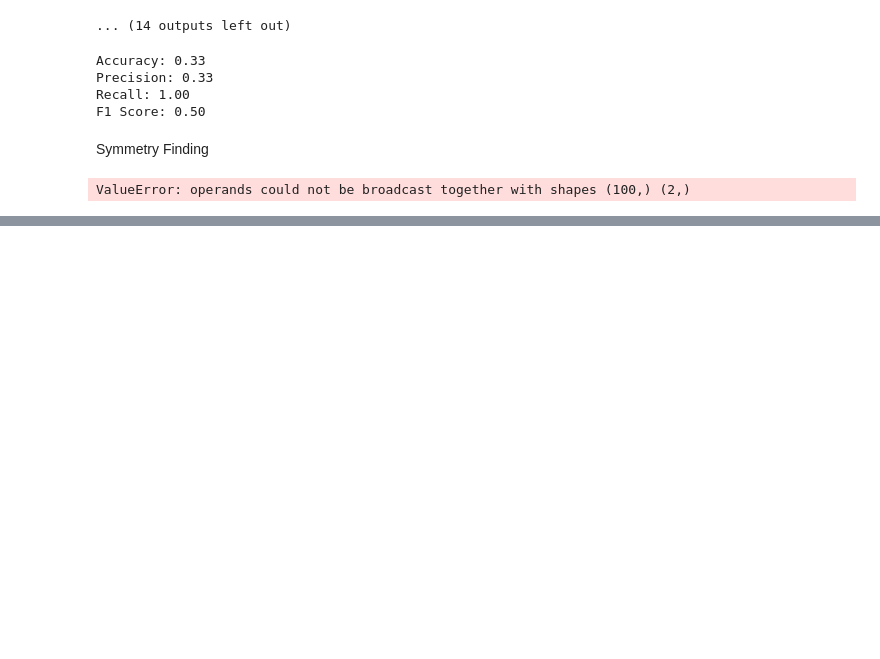
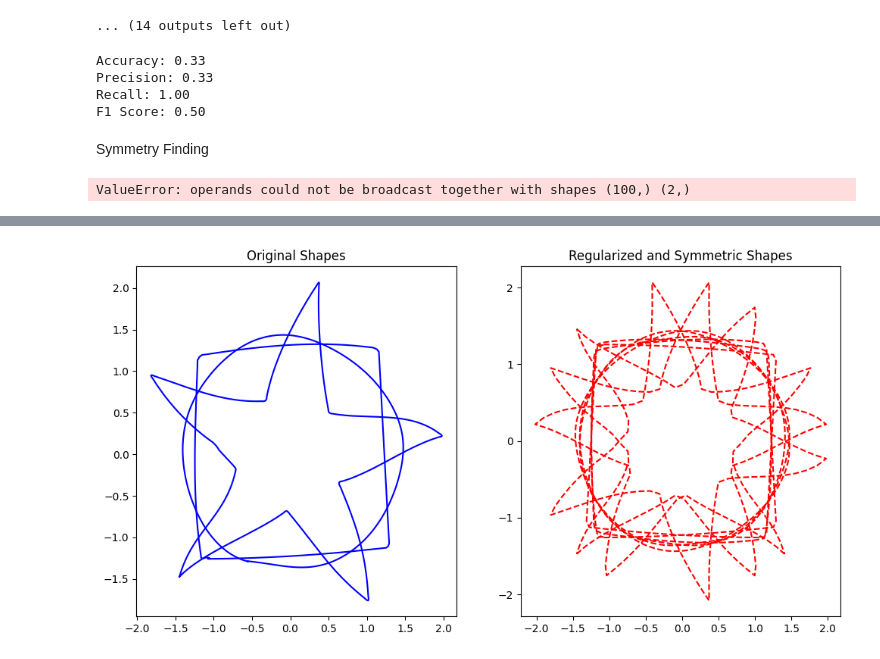
Before and after one commit to Cgarg9/adobe_hackathon, a Jupyter notebook: main.ipynb, the cells around one changed output, grey strips where cells are left out. Drawn from its saved outputs; the diff is of its cells as text; code cells hidden in the pictures; blank space fills up the shorter version.

```diff
--- a/main.ipynb
+++ b/main.ipynb
@@ -343,0 +484,23 @@ ValueError: operands could not be broadcast together with shapes (100,) (2,)
+# %%
+def visualize_results(paths, regularized_paths):
+    fig, ax = plt.subplots(1, 2, figsize=(12, 6))
+    for path in paths:
+        for points in path:
+            ax[0].plot(points[:, 0], points[:, 1], 'b-')
+    ax[0].set_title('Original Shapes')
+
+    for path in regularized_paths:
+        for points in path:
+            ax[1].plot(points[:, 0], points[:, 1], 'r--')
+    ax[1].set_title('Regularized and Symmetric Shapes')
+    plt.show()
+
+# Example usage
+csv_path = './problems/isolated.csv'
+paths = read_csv(csv_path)
+normalized_paths = normalize_points(paths)
+smoothed_paths = smooth_points(normalized_paths)
+regularized_paths = regularize_shapes(smoothed_paths)
+visualize_results(smoothed_paths, regularized_paths)
+# %% [output]
+[figure, added]
```
Also changed, not shown: parts of 5 cells of this notebook.
